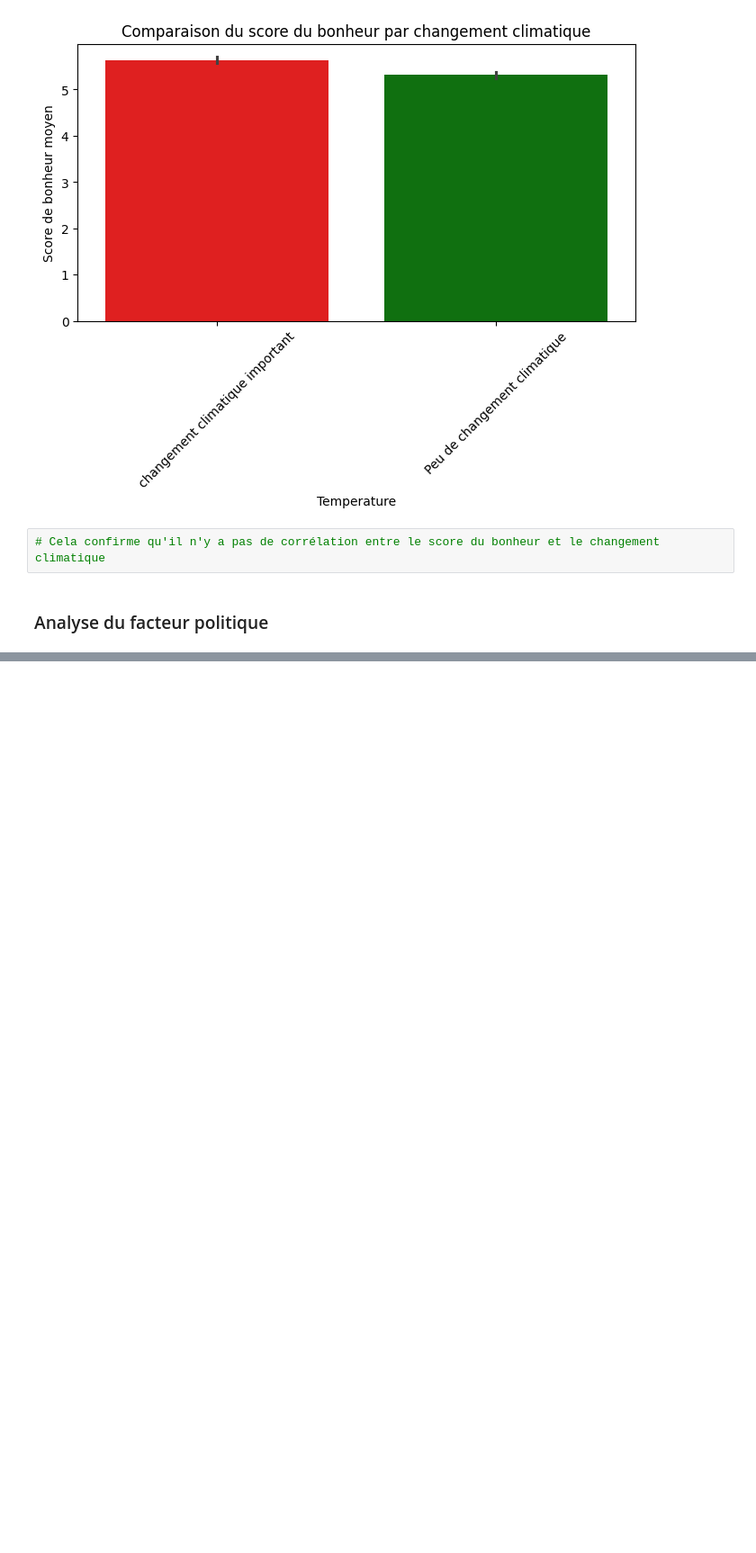
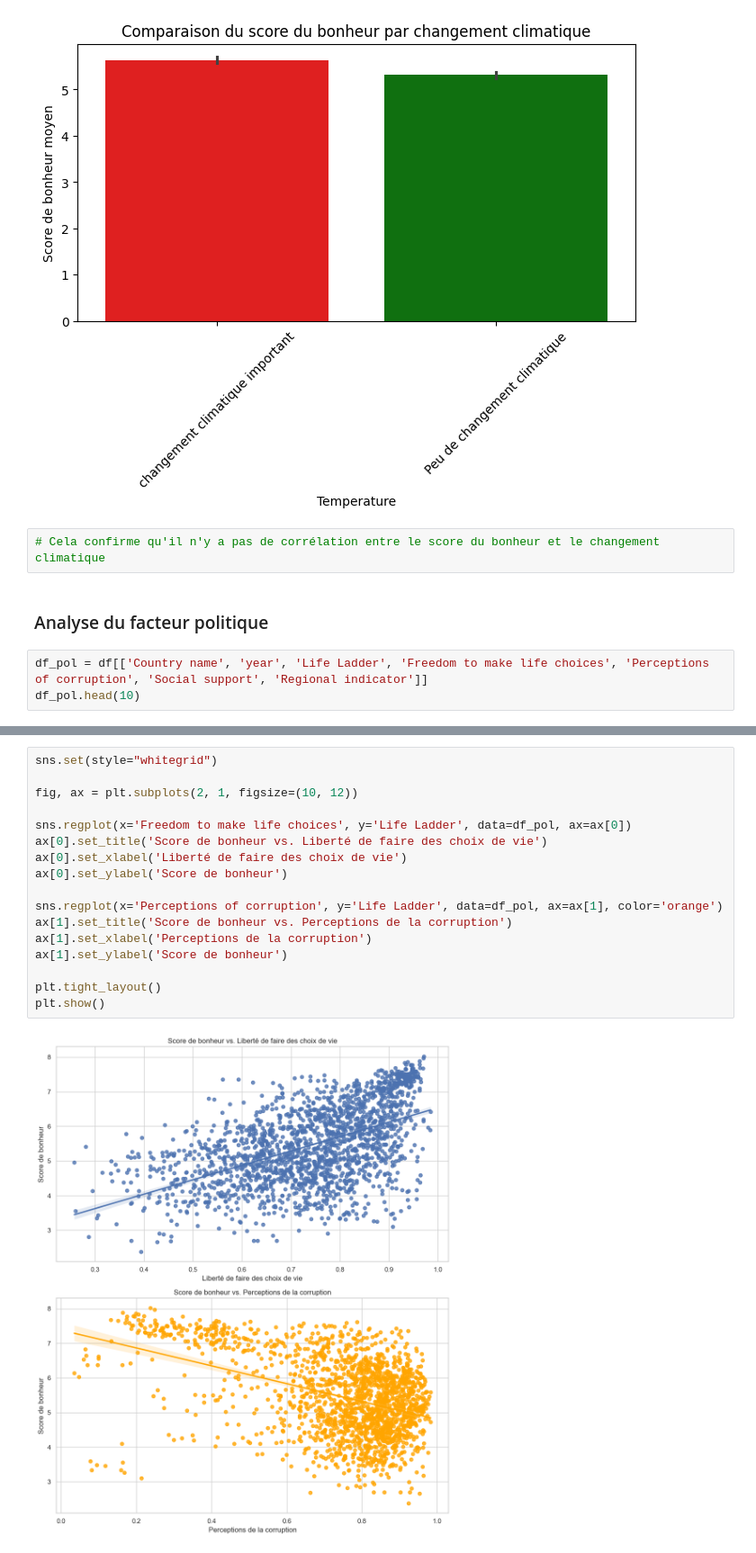
Before and after one commit to khelifaYacine/Analyse-du-rapport-du-bien--tre-sur-terre, a Jupyter notebook: EDA_LM-1.ipynb, the cells around one changed output, grey strips where cells are left out. Shown at 90% size. Drawn from its saved outputs; the diff is of its cells as text; blank space fills up the shorter version.

```diff
--- a/EDA_LM-1.ipynb
+++ b/EDA_LM-1.ipynb
@@ -644,3 +644,6 @@ Passing `palette` without assigning `hue` is deprecated and will be removed in v
 # Cela confirme qu'il n'y a pas de corrélation entre le score du bonheur et le changement climatique
 # %% [markdown]
 ### Analyse du facteur politique
+# %%
+df_pol = df[['Country name', 'year', 'Life Ladder', 'Freedom to make life choices', 'Perceptions of corruption', 'Social support', 'Regional indicator']]
+df_pol.head(10)
@@ -646,0 +662,19 @@ Passing `palette` without assigning `hue` is deprecated and will be removed in v
+# %%
+sns.set(style="whitegrid")
+
+fig, ax = plt.subplots(2, 1, figsize=(10, 12))
+
+sns.regplot(x='Freedom to make life choices', y='Life Ladder', data=df_pol, ax=ax[0])
+ax[0].set_title('Score de bonheur vs. Liberté de faire des choix de vie')
+ax[0].set_xlabel('Liberté de faire des choix de vie')
+ax[0].set_ylabel('Score de bonheur')
+
+sns.regplot(x='Perceptions of corruption', y='Life Ladder', data=df_pol, ax=ax[1], color='orange')
+ax[1].set_title('Score de bonheur vs. Perceptions de la corruption')
+ax[1].set_xlabel('Perceptions de la corruption')
+ax[1].set_ylabel('Score de bonheur')
+
+plt.tight_layout()
+plt.show()
+# %% [output]
+[figure, added]
```
Also changed, not shown: parts of 2 cells of this notebook.
